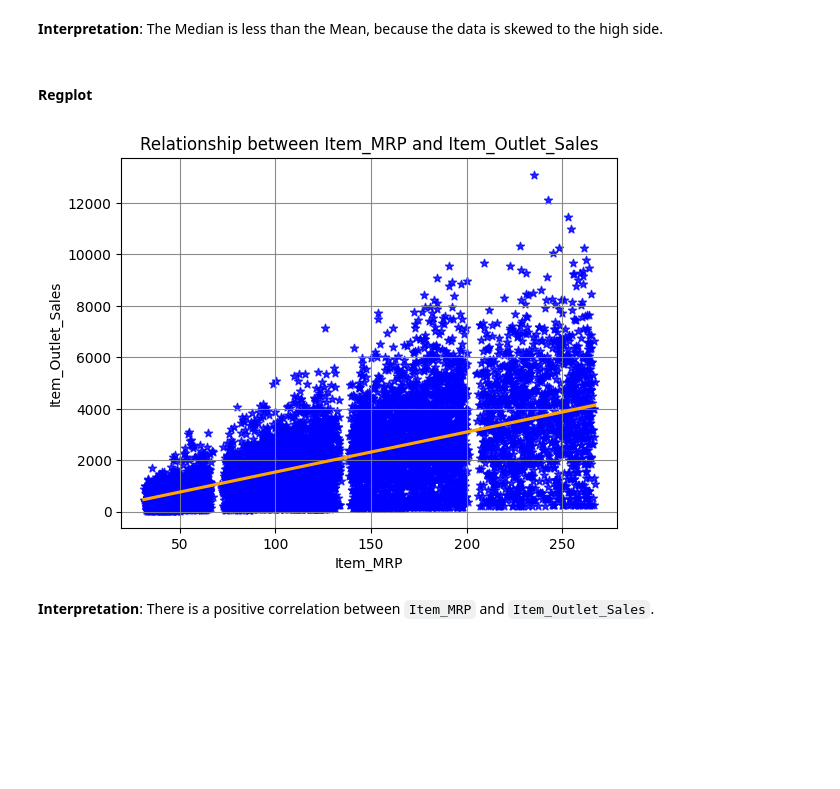
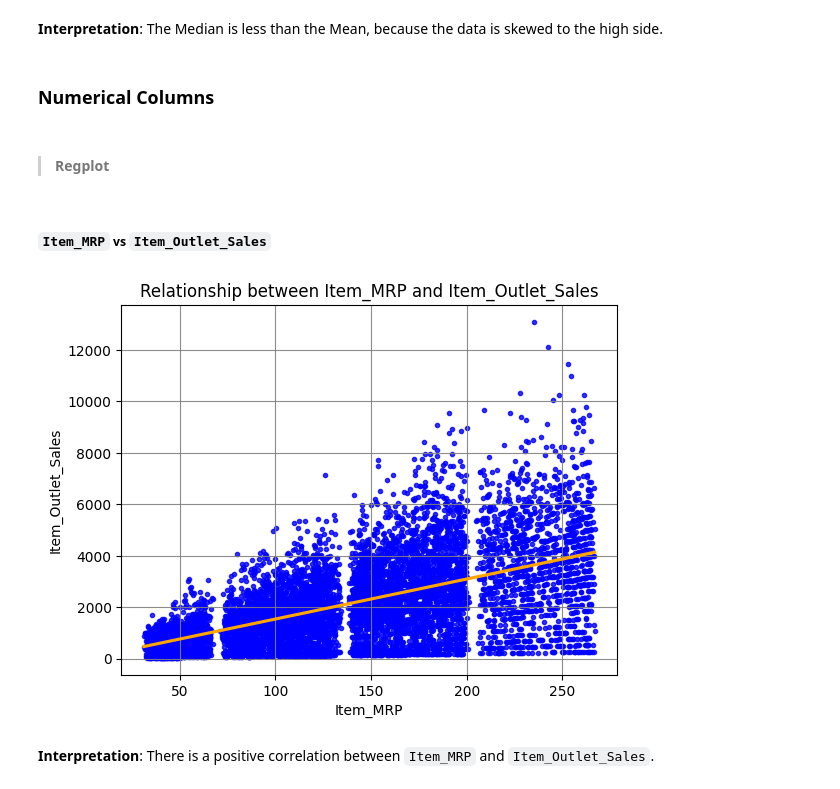
Before and after one commit to ericakitano/Prediction-of-Product-Sales, a Jupyter notebook: Prediction_of_Product_Sales.ipynb, the cells around one changed output. Drawn from its saved outputs; the diff is of its cells as text; code cells hidden in the pictures; blank space fills up the shorter version.

```diff
--- a/Prediction_of_Product_Sales.ipynb
+++ b/Prediction_of_Product_Sales.ipynb
@@ -649,18 +649,27 @@ pastel_annotated_histogram(df, 'Item_Outlet_Sales');
 [figure]
 # %% [markdown]
 **Interpretation**: The Median is less than the Mean, because the data is skewed to the high side.
+# %% [markdown]
+### **Numerical Columns**
 # %% [markdown]
-#### **Regplot**
+> #### **Regplot**
 # %%
-#Plot a regplot
-ax = sns.regplot(x='Item_MRP', y='Item_Outlet_Sales', data= df, line_kws = {'color' : 'orange'}, marker="*", color = 'blue')
-#Add grey grid
-ax.grid(c = 'grey',
+#Define a function for Regplot
+def reg_plot(df, col1, col2):
+  #Plot a regplot using col1, col2, df
+  ax = sns.regplot(x=col1, y=col2, data= df, line_kws = {'color' : 'orange'}, marker=".", color = 'blue')
+  #Add grey grid
+  ax.grid(c = 'grey',
          alpha = .9,
          linestyle = '-')
-#Set title
-ax.set_title('Relationship between Item_MRP and Item_Outlet_Sales');
+  #Set title
+  ax.set_title(f'Relationship between {col1} and {col2}');
-# %% [output]
-[figure, removed]
+# %% [markdown]
+##### `Item_MRP` vs `Item_Outlet_Sales`
+# %%
+#Call the reg_plot function
+reg_plot(df, 'Item_MRP', 'Item_Outlet_Sales')
+# %% [output]
+[figure, added]
 # %% [markdown]
 **Interpretation**: There is a positive correlation between `Item_MRP` and `Item_Outlet_Sales`.
```
Also changed, not shown: parts of 9 cells of this notebook.
